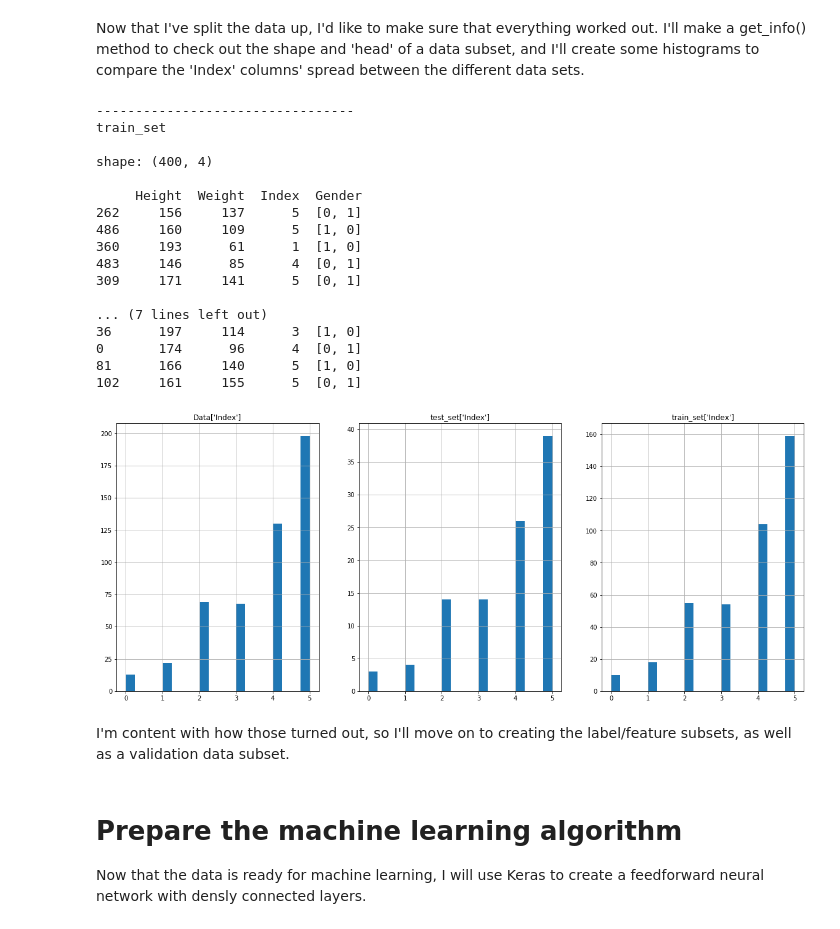
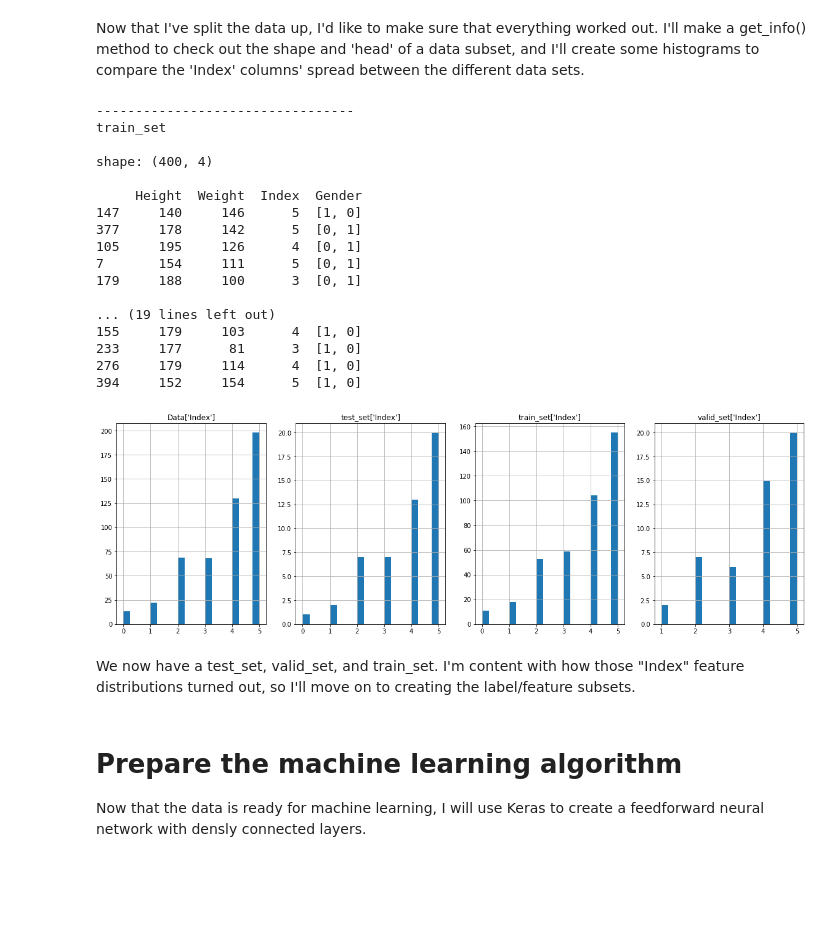
Before and after one commit to Treadder/MachineLearningHomework, a Jupyter notebook: Homework/project 7/Project 7/1/Project 7B.ipynb, the cells around one changed output. Saved outputs shown, nothing was run; the diff lists cells and outputs as text; code cells hidden in the pictures; blank space fills up the shorter version.

Commit message:
Added validation set stratified split in p7

```diff
--- a/Homework/project 7/Project 7/1/Project 7B.ipynb
+++ b/Homework/project 7/Project 7/1/Project 7B.ipynb
@@ -150,12 +150,16 @@ print(data.head())
 # %% [markdown]
 I'll be doing stratified splitting of the data based around the "Index" feature, because it has the most variance, and I think it will have more effect than something like "Gender" in which the spread is fairly even. The docs for scikit-learn say that the y parameter in the StratifiedShuffleSplit method is supposed to be the target variable in the data, so I guess this is a bit of an experiment.
 # %%
-from sklearn.model_selection import StratifiedShuffleSplit #import the splitter
+from sklearn.model_selection import StratifiedShuffleSplit
 
-split = StratifiedShuffleSplit(n_splits=1, test_size=0.2, random_state=42)
 for train_index, test_index in split.split(data, data["Index"]):
     train_set = data.loc[train_index]
     test_set = data.loc[test_index]
+
+split2 = StratifiedShuffleSplit(n_splits=1, test_size=0.11, random_state=42)
+for train_index, valid_index in split2.split(train_set, train_set["Index"]):
+    train_set = data.loc[train_index]
+    valid_set = data.loc[valid_index]
 # %% [markdown]
 Now that I've split the data up, I'd like to make sure that everything worked out. I'll make a get_info() method to check out the shape and 'head' of a data subset, and I'll create some histograms to compare the 'Index' columns' spread between the different data sets.
 # %%
@@ -171,6 +175,7 @@ def get_info(dframe, name):
 #make sure everything went smoothly with the splitting:
 get_info(train_set, "train_set")
 get_info(test_set, "test_set")
+get_info(valid_set, "valid_set")
 # %% [output]
 ---------------------------------
 train_set
@@ -178,38 +183,42 @@ train_set
 shape: (400, 4)
 
      Height  Weight  Index  Gender
-262     156     137      5  [0, 1]
-486     160     109      5  [1, 0]
-360     193      61      1  [1, 0]
-483     146      85      4  [0, 1]
-309     171     141      5  [0, 1]
+147     140     146      5  [1, 0]
+377     178     142      5  [0, 1]
+105     195     126      4  [0, 1]
+7       154     111      5  [0, 1]
+179     188     100      3  [0, 1]
 
-... (7 lines left out)
-36      197     114      3  [1, 0]
-0       174      96      4  [0, 1]
-81      166     140      5  [1, 0]
-102     161     155      5  [0, 1]
+... (19 lines left out)
+155     179     103      4  [1, 0]
+233     177      81      3  [1, 0]
+276     179     114      4  [1, 0]
+394     152     154      5  [1, 0]
 # %%
-fig = plt.figure(figsize=(20, 8))
+fig = plt.figure(figsize=(20, 6))
 
-dataIndex = fig.add_subplot(1, 3, 1)
+dataIndex = fig.add_subplot(1, 4, 1)
 data["Index"].hist(bins=20)
 dataIndex.title.set_text("Data['Index']")
 
-testIndex = fig.add_subplot(1, 3, 2)
+testIndex = fig.add_subplot(1, 4, 2)
 test_set["Index"].hist(bins=20)
 testIndex.title.set_text("test_set['Index']")
 
 
-trainIndex = fig.add_subplot(1, 3, 3)
+trainIndex = fig.add_subplot(1, 4, 3)
 train_set["Index"].hist(bins=20)
 trainIndex.title.set_text("train_set['Index']")
 
+validIndex = fig.add_subplot(1, 4, 4)
+valid_set["Index"].hist(bins=20)
+validIndex.title.set_text("valid_set['Index']")
+
 plt.show()
 # %% [output]
-[figure, old version]
+[figure, new version]
 # %% [markdown]
-I'm content with how those turned out, so I'll move on to creating the label/feature subsets, as well as a validation data subset.
+We now have a test_set, valid_set, and train_set. I'm content with how those "Index" feature distributions turned out, so I'll move on to creating the label/feature subsets.
 # %% [markdown]
 # Prepare the machine learning algorithm
 
```
